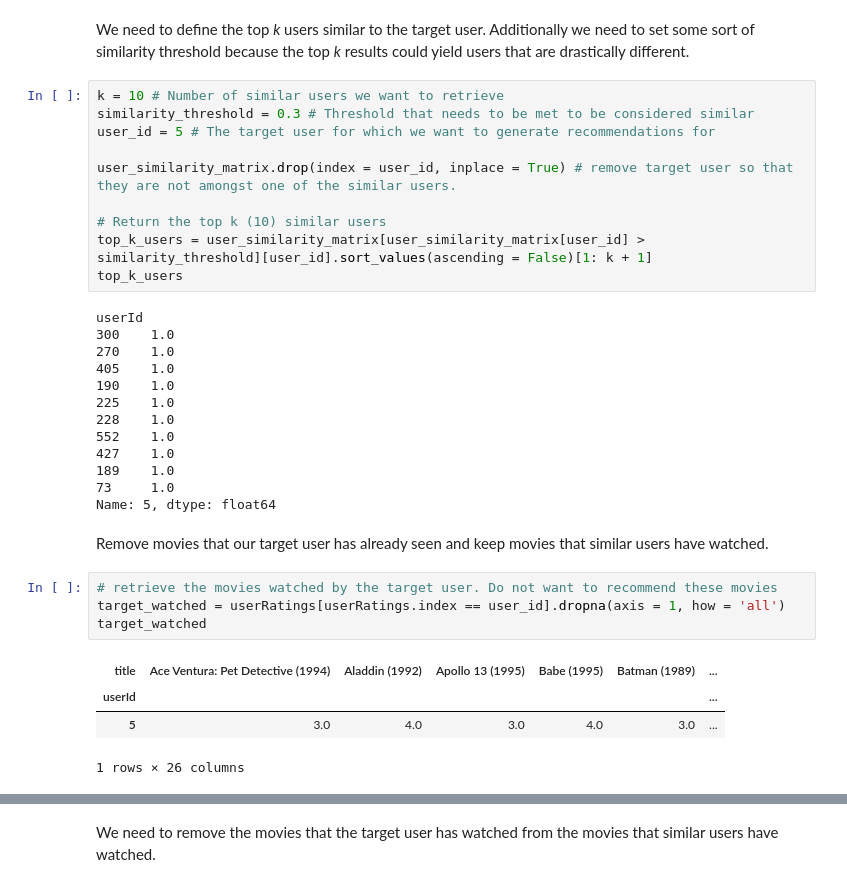
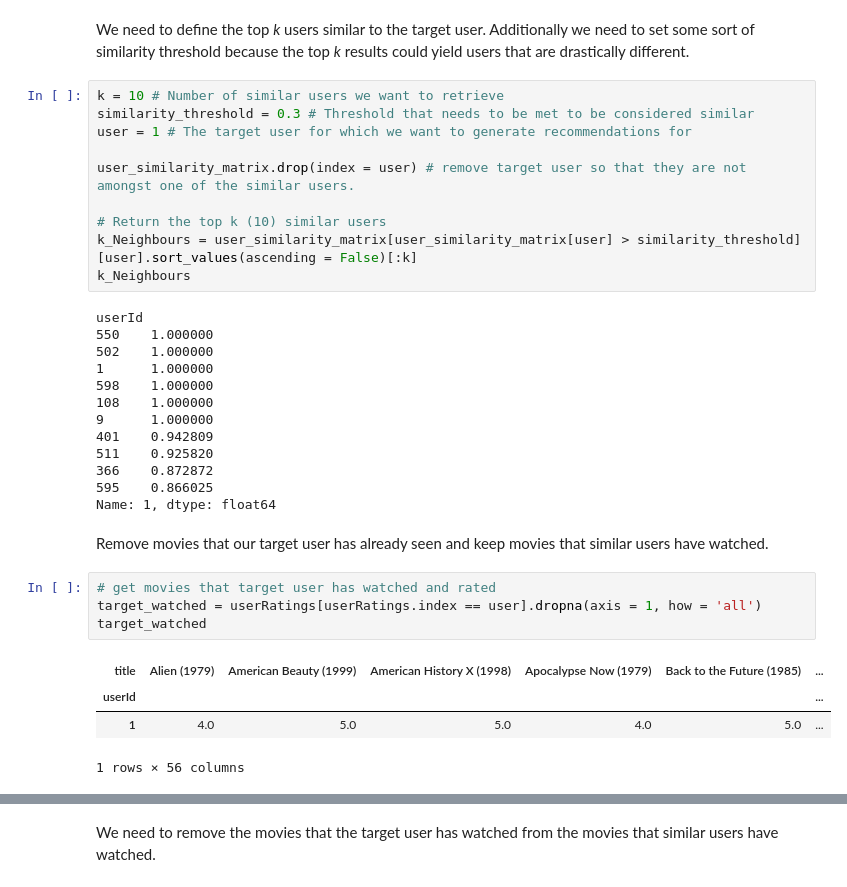
Before and after one commit to zhikaichen99/RecommenderSystems, a Jupyter notebook: collaborative-filtering.ipynb, the cells around one changed output, grey strips where cells are left out. Drawn from its saved outputs; the diff is of its cells as text.

```diff
--- a/collaborative-filtering.ipynb
+++ b/collaborative-filtering.ipynb
@@ -112,34 +108,34 @@ We need to define the top *k* users similar to the target user. Additionally we
 # %%
 k = 10 # Number of similar users we want to retrieve
 similarity_threshold = 0.3 # Threshold that needs to be met to be considered similar
-user_id = 5 # The target user for which we want to generate recommendations for
+user = 1 # The target user for which we want to generate recommendations for
 
-user_similarity_matrix.drop(index = user_id, inplace = True) # remove target user so that they are not amongst one of the similar users.
+user_similarity_matrix.drop(index = user) # remove target user so that they are not amongst one of the similar users.
 
 # Return the top k (10) similar users
-top_k_users = user_similarity_matrix[user_similarity_matrix[user_id] > similarity_threshold][user_id].sort_values(ascending = False)[1: k + 1]
-top_k_users
+k_Neighbours = user_similarity_matrix[user_similarity_matrix[user] > similarity_threshold][user].sort_values(ascending = False)[:k]
+k_Neighbours
 # %% [output]
 userId
-300    1.0
-270    1.0
-405    1.0
-190    1.0
-225    1.0
-228    1.0
-552    1.0
-427    1.0
-189    1.0
-73     1.0
-Name: 5, dtype: float64
+550    1.000000
+502    1.000000
+1      1.000000
+598    1.000000
+108    1.000000
+9      1.000000
+401    0.942809
+511    0.925820
+366    0.872872
+595    0.866025
+Name: 1, dtype: float64
 # %% [markdown]
 Remove movies that our target user has already seen and keep movies that similar users have watched.
 # %%
-# retrieve the movies watched by the target user. Do not want to recommend these movies
-target_watched = userRatings[userRatings.index == user_id].dropna(axis = 1, how = 'all')
+# get movies that target user has watched and rated
+target_watched = userRatings[userRatings.index == user].dropna(axis = 1, how = 'all')
 target_watched
 # %% [output]
-| title | Ace Ventura: Pet Detective (1994) | Aladdin (1992) | Apollo 13 (1995) | Babe (1995) | Batman (1989) | ... |
+| title | Alien (1979) | American Beauty (1999) | American History X (1998) | Apocalypse Now (1979) | Back to the Future (1985) | ... |
 | userId |  |  |  |  |  | ... |
-| 5 | 3.0 | 4.0 | 3.0 | 4.0 | 3.0 | ... |
+| 1 | 4.0 | 5.0 | 5.0 | 4.0 | 5.0 | ... |
-1 rows × 26 columns
+1 rows × 56 columns
```
Also changed, not shown: parts of 11 cells of this notebook.
